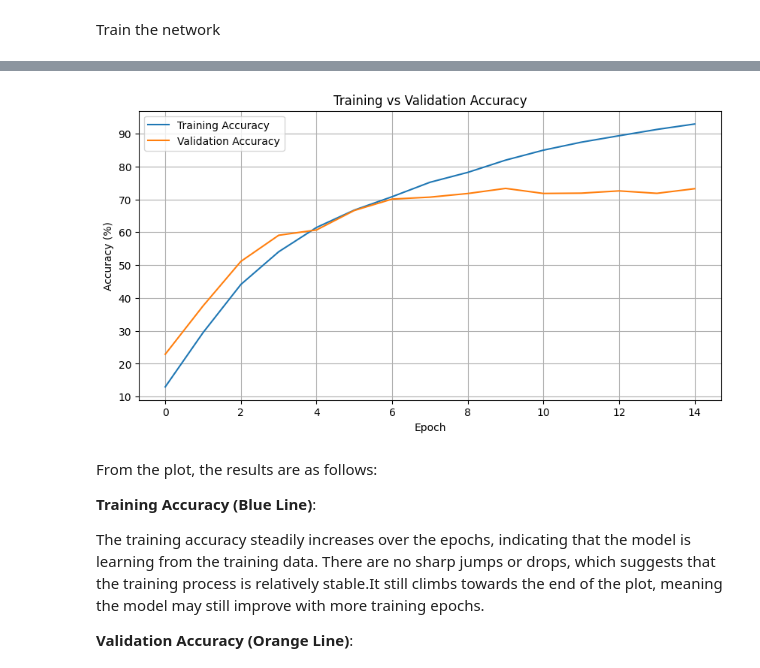
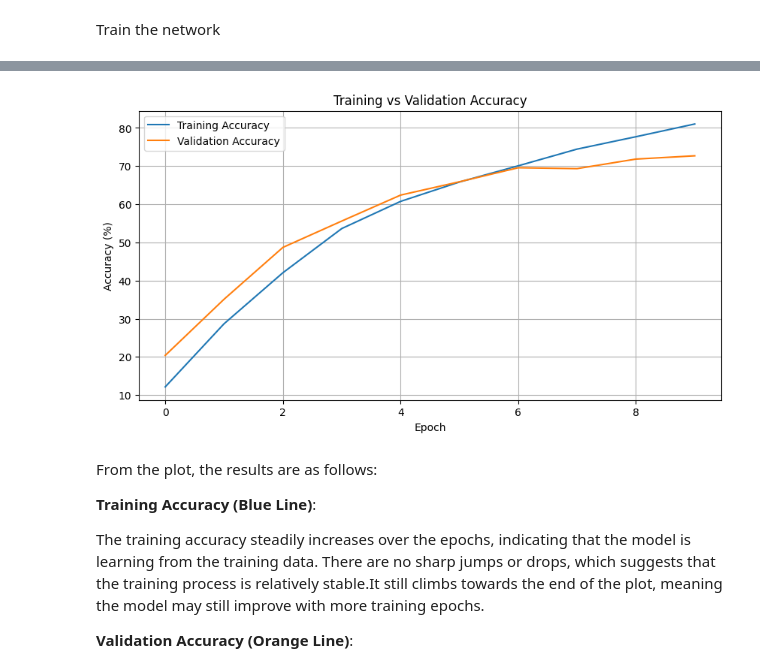
Before and after one commit to AmoguJUduka/MachineLearning, a Jupyter notebook: DeepLearningAssignments/HW3.ipynb, the cells around one changed output, grey strips where cells are left out. Cells and saved outputs as stored; diff of their text form; code cells hidden in the pictures.

```diff
--- a/DeepLearningAssignments/HW3.ipynb
+++ b/DeepLearningAssignments/HW3.ipynb
@@ -200,7 +200,8 @@ import matplotlib.pyplot as plt
 train_accuracies = []
 val_accuracies = []
 
-for epoch in range(15):
+num_of_epochs = 10
+for epoch in range(num_of_epochs):
     net.train()
     running_loss = 0.0
     correct_train = 0
@@ -275,4 +271,4 @@ Epoch 15, Training Loss: 0.20473377832770348, Validation Loss: 1.096322829556313
-[figure, old version]
+[figure, new version]
 # %% [markdown]
 From the plot, the results are as follows:
 
```
Also changed, not shown: parts of 8 cells of this notebook.
